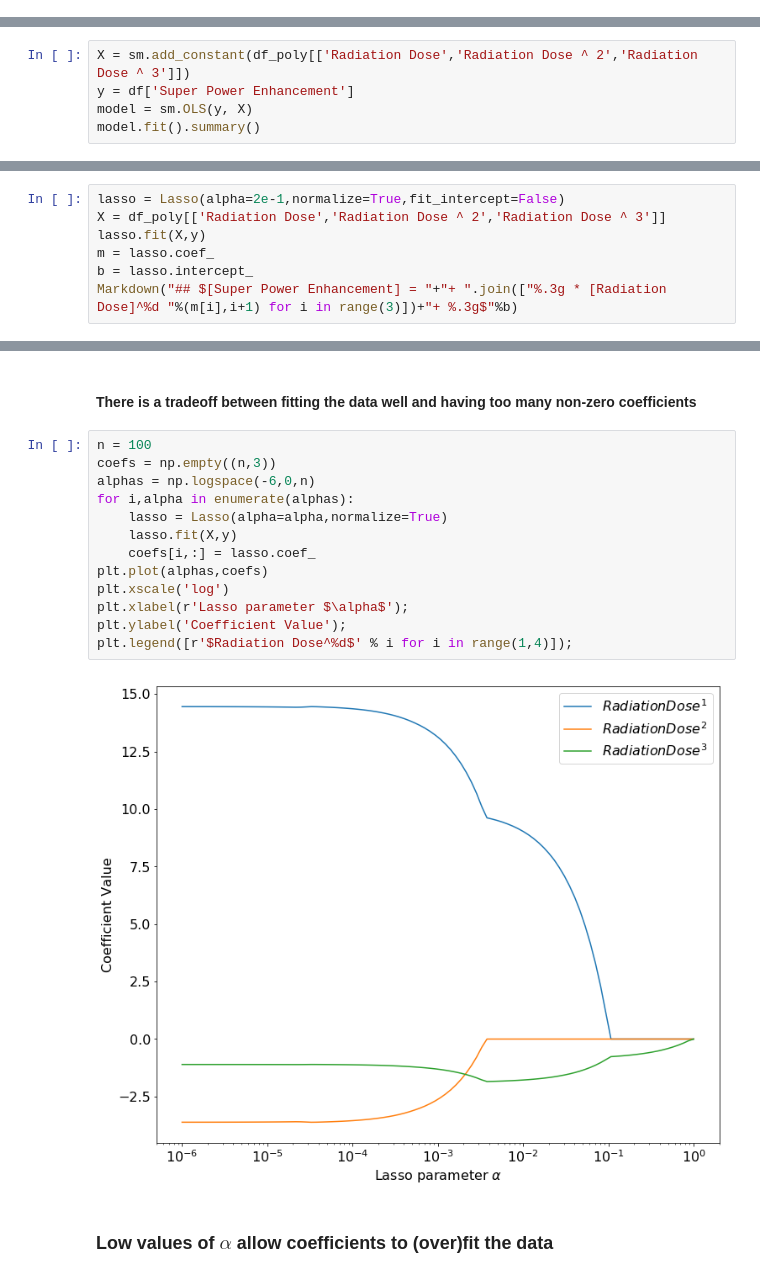
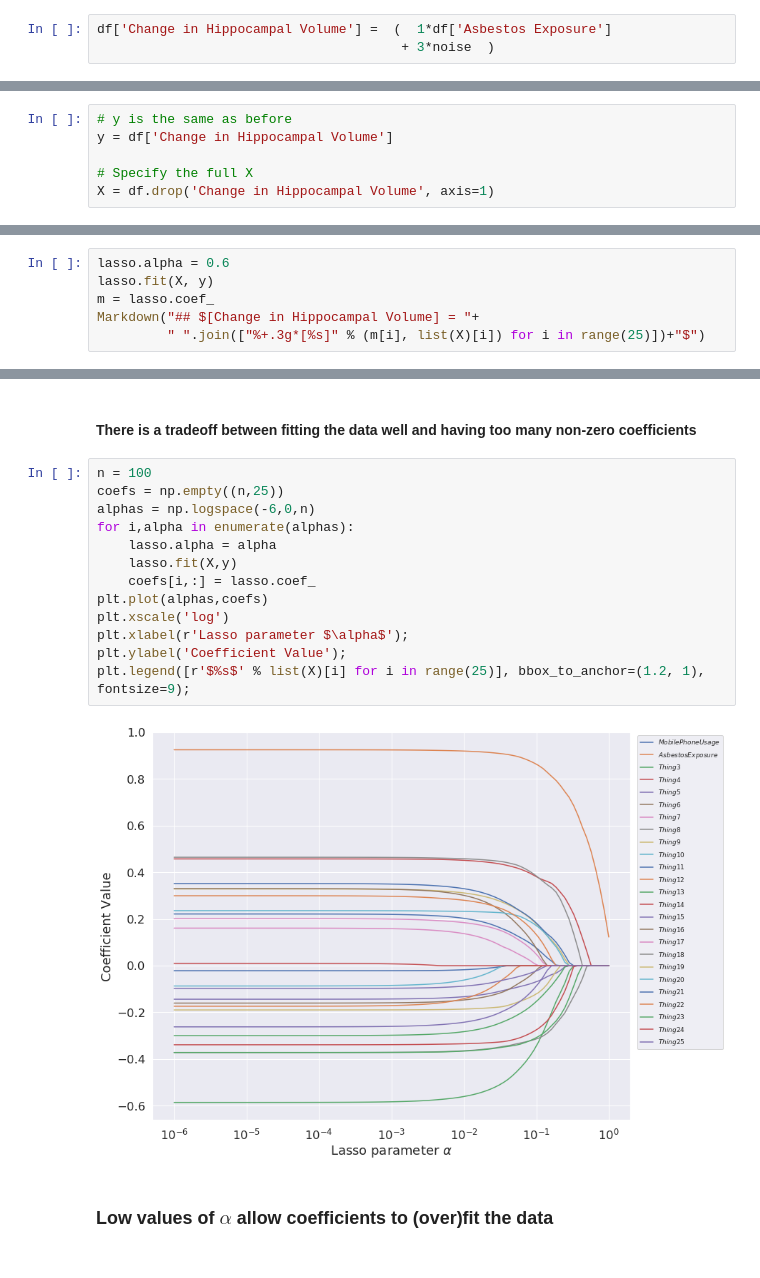
Before and after one commit to rgerkin/dacn-lectures, a Jupyter notebook: overfitting.ipynb, the cells around one changed output, grey strips where cells are left out. Drawn from its saved outputs; the diff is of its cells as text.

```diff
--- a/overfitting.ipynb
+++ b/overfitting.ipynb
@@ -110,0 +144,3 @@ Markdown("## $[Super Power Enhancement] = "+"+ ".join(["%.3g * [Radiation Dose]^
+# %%
+df['Change in Hippocampal Volume'] =  (  1*df['Asbestos Exposure']
+                                       + 3*noise  )
@@ -110,0 +157,6 @@ Markdown("## $[Super Power Enhancement] = "+"+ ".join(["%.3g * [Radiation Dose]^
+# %%
+# y is the same as before
+y = df['Change in Hippocampal Volume']
+
+# Specify the full X
+X = df.drop('Change in Hippocampal Volume', axis=1)
@@ -113,5 +200,0 @@ Markdown("## $[Super Power Enhancement] = "+"+ ".join(["%.3g * [Radiation Dose]^
-# %%
-X = sm.add_constant(df_poly[['Radiation Dose','Radiation Dose ^ 2','Radiation Dose ^ 3']])
-y = df['Super Power Enhancement']
-model = sm.OLS(y, X)
-model.fit().summary()
@@ -143,10 +206,9 @@ OLS Regression Results
 # %% [markdown]
 ## Regularization, Shrinkage
 # %%
-lasso = Lasso(alpha=2e-1,normalize=True,fit_intercept=False)
-X = df_poly[['Radiation Dose','Radiation Dose ^ 2','Radiation Dose ^ 3']]
-lasso.fit(X,y)
+lasso.alpha = 0.6
+lasso.fit(X, y)
 m = lasso.coef_
-b = lasso.intercept_
-Markdown("## $[Super Power Enhancement] = "+"+ ".join(["%.3g * [Radiation Dose]^%d "%(m[i],i+1) for i in range(3)])+"+ %.3g$"%b)
+Markdown("## $[Change in Hippocampal Volume] = "+
+         " ".join(["%+.3g*[%s]" % (m[i], list(X)[i]) for i in range(25)])+"$")
 # %% [output]
@@ -168,19 +230,19 @@ $y - m_1*x_1 - m_2*x_2 - m_3*x_3 + \alpha(|m_1|+|m_2|+|m_3|+...)$
 #### There is a tradeoff between fitting the data well and having too many non-zero coefficients
 # %%
 n = 100
-coefs = np.empty((n,3))
+coefs = np.empty((n,25))
 alphas = np.logspace(-6,0,n)
 for i,alpha in enumerate(alphas):
-    lasso = Lasso(alpha=alpha,normalize=True)
+    lasso.alpha = alpha
     lasso.fit(X,y)
     coefs[i,:] = lasso.coef_
 plt.plot(alphas,coefs)
 plt.xscale('log')
 plt.xlabel(r'Lasso parameter $\alpha$');
 plt.ylabel('Coefficient Value');
-plt.legend([r'$Radiation Dose^%d$' % i for i in range(1,4)]);
+plt.legend([r'$%s$' % list(X)[i] for i in range(25)], bbox_to_anchor=(1.2, 1), fontsize=9);
 # %% [output]
-[figure, old version]
+[figure, new version]
 # %% [markdown]
 ### Low values of $\alpha$ allow coefficients to (over)fit the data
 # %% [markdown]
```
Also changed, not shown: parts of 53 cells of this notebook, 1 other file.
